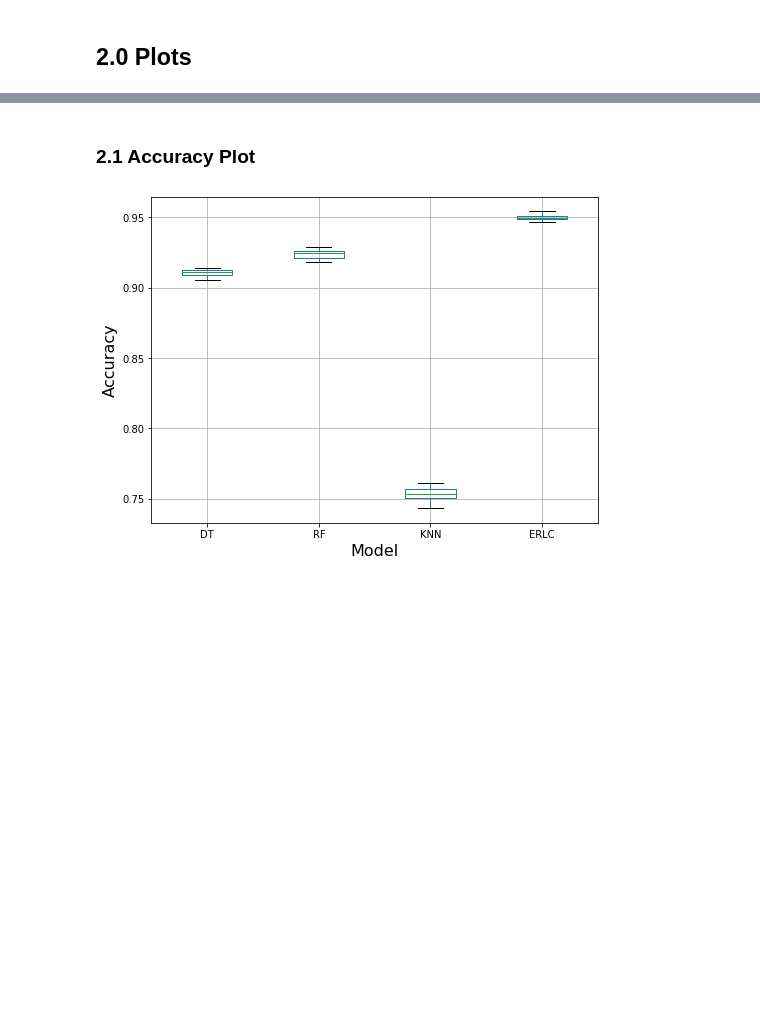
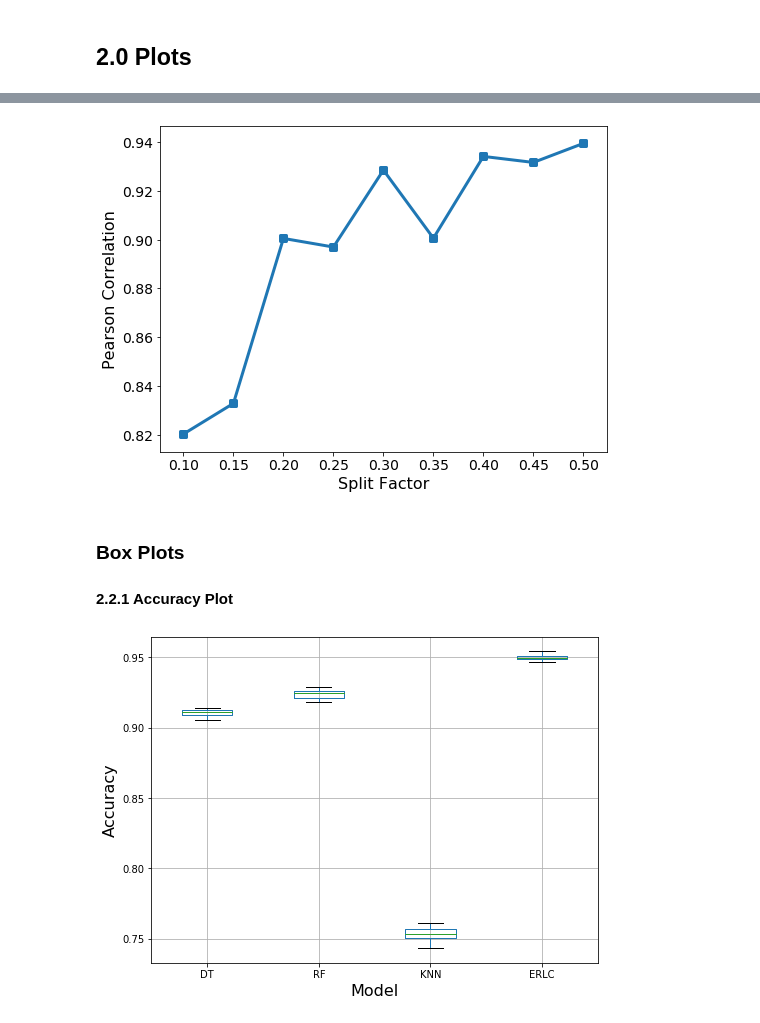
Before and after one commit to jsakhnin/multiclass_IDS_smartgrid, a Jupyter notebook: result_processing.ipynb, the cells around one changed output, grey strips where cells are left out. Drawn from its saved outputs; the diff is of its cells as text; code cells hidden in the pictures; blank space fills up the shorter version.

```diff
--- a/result_processing.ipynb
+++ b/result_processing.ipynb
@@ -99,0 +128,2 @@ os.remove('output/resultsTable1.txt')
+# %%
+corr_split_results = pd.read_csv('output/results_avgCorrelationPerSplit.csv')
@@ -100,5 +139,20 @@ os.remove('output/resultsTable1.txt')
+# %%
+splits = corr_split_results['Split']
+avg_corr = corr_split_results['Average Correlation']
+
+plt.figure(figsize = (8,6))
+plt.plot(splits,avg_corr, linewidth = 3)
+plt.scatter(splits, avg_corr, linewidth = 3, marker = 's')
+plt.xticks(fontsize=14)
+plt.yticks(fontsize=14)
+plt.xlabel('Split Factor', fontsize = 16)
+plt.ylabel('Pearson Correlation', fontsize = 16)
+plt.savefig('output/figures/pearsonCorrPerSplit.pdf')
+# %% [output]
+[figure, added]
 # %% [markdown]
-### 2.1 Accuracy Plot
+### Box Plots
+#### 2.2.1 Accuracy Plot
 # %%
 plt.figure(figsize = (8,6))
 acc.boxplot()
```
Also changed, not shown: parts of 10 cells of this notebook, 17 other files.
